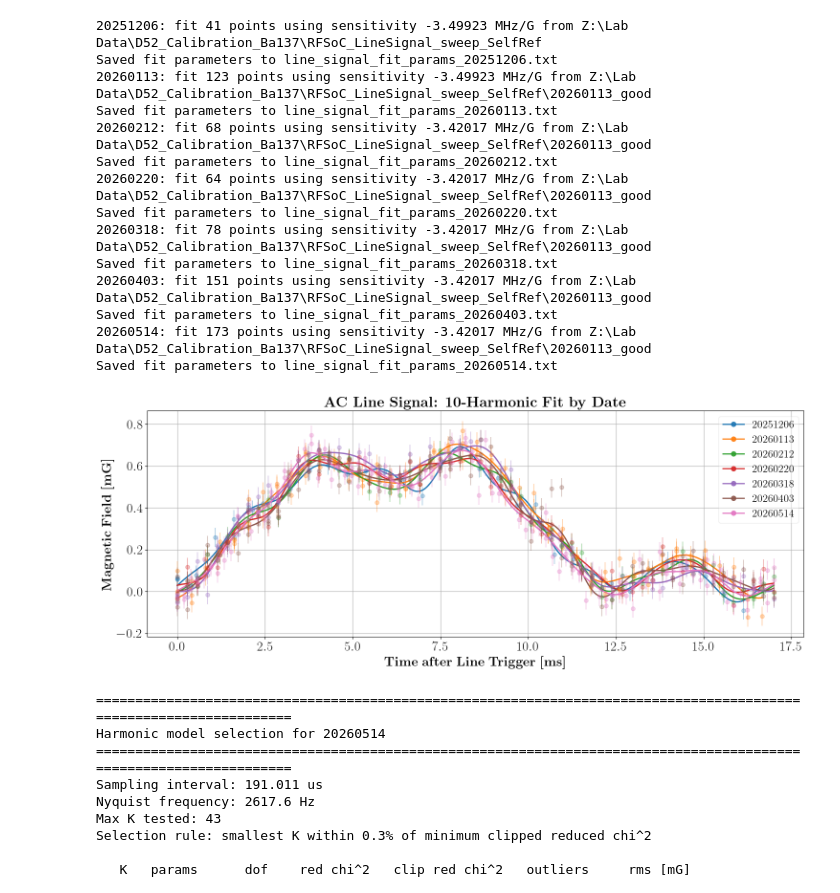
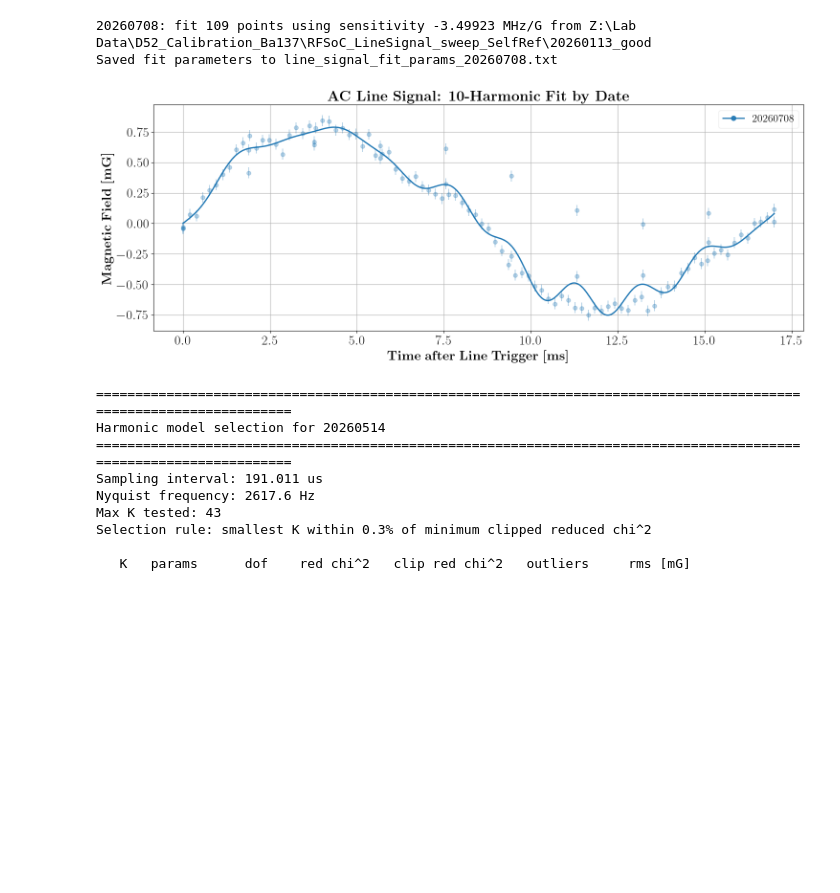
Before and after one commit to GauravTathed/PhD_python_scripts, a Jupyter notebook: LineSignal_charaterization/LineSignal_charaterization.ipynb, the cells around one changed output. Saved outputs shown, nothing was run; the diff lists cells and outputs as text; code cells hidden in the pictures; blank space fills up the shorter version.

```diff
--- a/LineSignal_charaterization/LineSignal_charaterization.ipynb
+++ b/LineSignal_charaterization/LineSignal_charaterization.ipynb
@@ -25,19 +25,20 @@ rcParams['figure.titlesize'] = 22
 
 # --- CONFIGURATION ---
 dates = [
-    '20251206',
-    '20260113',
-    '20260212',
-    '20260220',
-    '20260318',
-    '20260403',
-    '20260514',
+    # '20251206',
+    # '20260113',
+    # '20260212',
+    # '20260220',
+    # '20260318',
+    # '20260403',
+    # '20260514',
+    '20260708'
 ]
 
 # Magnetic-field sensitivity for the sensitive transition, one value per date.
-sens_list_f1 = [-3.49923, -3.49923, -3.42017, -3.42017, -3.42017, -3.42017, -3.42017]
+sens_list_f1 = [-3.49923, -3.49923, -3.42017, -3.42017, -3.42017, -3.42017, -3.42017, -3.42017]
 
-erase_offset_list = [False, True, False, False, False, False, False]
+erase_offset_list = [False, True, False, False, False, False, False, False]
 fit_freqs = [60, 120, 180, 240, 300, 360, 420, 480, 540, 600]
 base_data_dir = Path(r'Z:\Lab Data\D52_Calibration_Ba137\RFSoC_LineSignal_sweep_SelfRef')
 extra_data_dirs = [
@@ -283,48 +284,36 @@ for i, result in enumerate(line_signal_results):
         mlines.Line2D(
             [],
             [],
             color=color,
             marker='o',
             linestyle='-',
             markersize=7,
             linewidth=2,
             label=label,
             alpha=0.9,
         )
     )
 
 leg = plt.legend(handles=handles, loc='upper right', framealpha=0.35, fontsize=16)
 for txt in leg.get_texts():
     txt.set_fontweight('bold')
 
 plt.xlabel(r'\boldmath$\mathbf{Time\ after\ Line\ Trigger\ [ms]}$')
 plt.ylabel(r'\boldmath$\mathbf{Magnetic\ Field\ [mG]}$')
 plt.title(r'\textbf{AC Line Signal: 10-Harmonic Fit by Date}')
 plt.grid()
 plt.tight_layout()
 plt.savefig('line_signal_10_harmonics_by_date.png', dpi=300, bbox_inches='tight')
 plt.show()
 
 # Keep the latest loaded dataset available for downstream cells that expect these names.
 latest_result = line_signal_results[-1]
 t_pm_new = latest_result['t_us']
 y_noisy_pm_new = latest_result['B_mG'] / 1000.0
 # %% [output]
-20251206: fit 41 points using sensitivity -3.49923 MHz/G from Z:\Lab Data\D52_Calibration_Ba137\RFSoC_LineSignal_sweep_SelfRef
-Saved fit parameters to line_signal_fit_params_20251206.txt
-20260113: fit 123 points using sensitivity -3.49923 MHz/G from Z:\Lab Data\D52_Calibration_Ba137\RFSoC_LineSignal_sweep_SelfRef\20260113_good
-Saved fit parameters to line_signal_fit_params_20260113.txt
-20260212: fit 68 points using sensitivity -3.42017 MHz/G from Z:\Lab Data\D52_Calibration_Ba137\RFSoC_LineSignal_sweep_SelfRef\20260113_good
-Saved fit parameters to line_signal_fit_params_20260212.txt
-20260220: fit 64 points using sensitivity -3.42017 MHz/G from Z:\Lab Data\D52_Calibration_Ba137\RFSoC_LineSignal_sweep_SelfRef\20260113_good
-Saved fit parameters to line_signal_fit_params_20260220.txt
-20260318: fit 78 points using sensitivity -3.42017 MHz/G from Z:\Lab Data\D52_Calibration_Ba137\RFSoC_LineSignal_sweep_SelfRef\20260113_good
-Saved fit parameters to line_signal_fit_params_20260318.txt
-20260403: fit 151 points using sensitivity -3.42017 MHz/G from Z:\Lab Data\D52_Calibration_Ba137\RFSoC_LineSignal_sweep_SelfRef\20260113_good
-Saved fit parameters to line_signal_fit_params_20260403.txt
-20260514: fit 173 points using sensitivity -3.42017 MHz/G from Z:\Lab Data\D52_Calibration_Ba137\RFSoC_LineSignal_sweep_SelfRef\20260113_good
-Saved fit parameters to line_signal_fit_params_20260514.txt
+20260708: fit 109 points using sensitivity -3.49923 MHz/G from Z:\Lab Data\D52_Calibration_Ba137\RFSoC_LineSignal_sweep_SelfRef\20260113_good
+Saved fit parameters to line_signal_fit_params_20260708.txt
-[figure, old version]
+[figure, new version]
 # %%
 import ast
 import os
```
Also changed, not shown: 33 other files.
